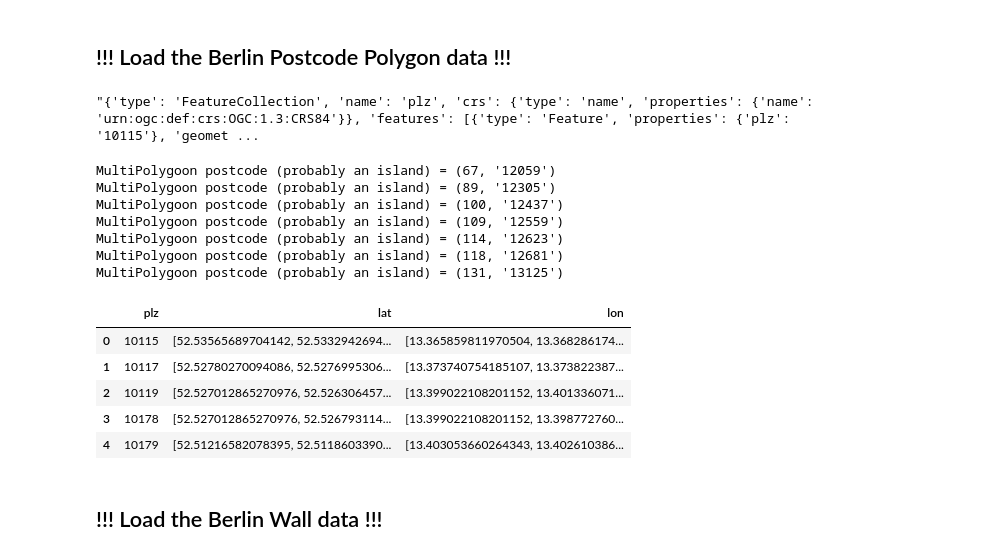
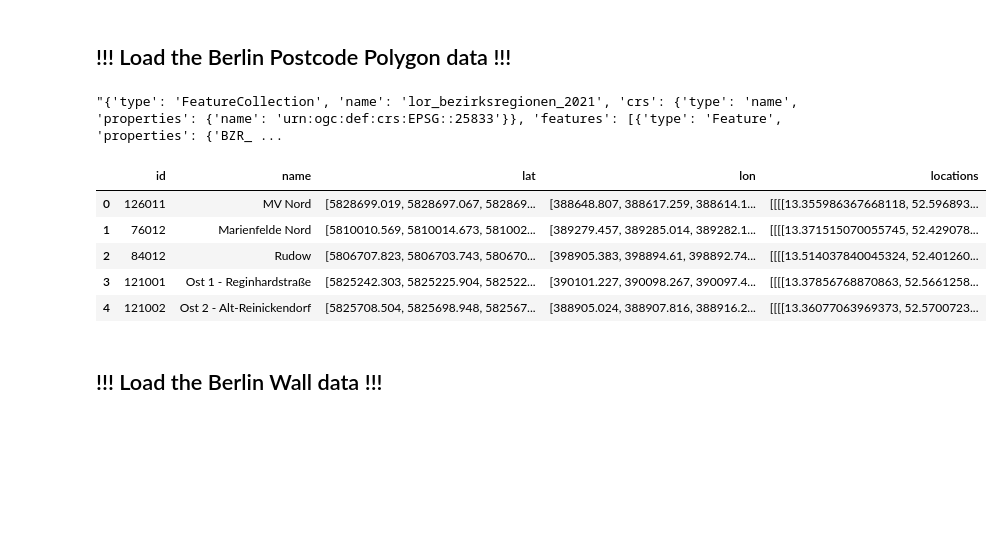
Before and after one commit to johann997/Berlin_Mauerweg, a Jupyter notebook: src/berlin-mauerweg/analysis.ipynb, the cells around one changed output. Cells and saved outputs as stored; diff of their text form; code cells hidden in the pictures; blank space fills up the shorter version.

```diff
--- a/src/berlin-mauerweg/analysis.ipynb
+++ b/src/berlin-mauerweg/analysis.ipynb
@@ -63,55 +52,59 @@ json_data = js_data[js_data.find('{'):]  # Get everything from the first '{'
 berlin_district_polygon_geojson = json.loads(json_data)
 
 # Extract coordinates from the GeoJSON
-str(berlin_district_polygon_geojson)[0:300]
+str(berlin_district_polygon_geojson)[0:800]
 # %% [output]
-"{'type': 'FeatureCollection', 'name': 'plz', 'crs': {'type': 'name', 'properties': {'name': 'urn:ogc:def:crs:OGC:1.3:CRS84'}}, 'features': [{'type': 'Feature', 'properties': {'plz': '10115'}, 'geomet ...
+"{'type': 'FeatureCollection', 'name': 'lor_bezirksregionen_2021', 'crs': {'type': 'name', 'properties': {'name': 'urn:ogc:def:crs:EPSG::25833'}}, 'features': [{'type': 'Feature', 'properties': {'BZR_ ...
+# %%
+project = pyproj.Transformer.from_crs("epsg:32633", "epsg:4326", always_xy=True)
+
+
+def convert_coords(geometry):
+
+    # Create a deep copy to avoid modifying the original data
+    new_coords = copy.deepcopy(geometry)
+    for i, polygon in enumerate(geometry):
+        for j, ring in enumerate(polygon):
+            new_coords[i][j] = [list(project.transform(x, y)) for x, y in ring]
+    return new_coords
 # %%
-df_polygon_postcode = pd.DataFrame(columns=['plz', 'lat', 'lon'])
+df_polygon_postcode = pd.DataFrame(columns=['id', 'name', 'lat', 'lon', 'locations'])
 df_rows = []
 
 lat1, lon1 = [], []
 
 for i, val in enumerate(berlin_district_polygon_geojson['features']):
 
     feature = berlin_district_polygon_geojson['features'][i]
 
-    postcode = feature['properties']['plz']
+    id = feature['properties']['BZR_ID']
+    name = feature['properties']['BZR_NAME']
     polygon_type = feature['geometry']['type']
 
-    if polygon_type == 'Polygon':
-        coordinates = np.array(feature['geometry']['coordinates'])
-        coordinates = np.squeeze(coordinates)
-        temp_lon, temp_lat = map(list, zip(*coordinates))
+    coordinates = np.array(feature['geometry']['coordinates'])
+    coordinates = np.squeeze(coordinates)
+    temp_lon, temp_lat = map(list, zip(*coordinates))
 
-        lat1 +=  temp_lat
-        lon1 += temp_lon
+    lat1 +=  temp_lat
+    lon1 += temp_lon
 
-        new_row = {'plz': postcode, 'lat':temp_lat, 'lon':temp_lon}
-        df_rows.append(new_row)
-    else:
-         print(f"MultiPolygoon postcode (probably an island) = {i, feature['properties']['plz']}")
+    locations = convert_coords([[feature['geometry']['coordinates'][0][0][::15]]])
 
+    new_row = {'id':int(id), 'name':name, 'lat':temp_lat, 'lon':temp_lon, 'locations':locations}
+    df_rows.append(new_row)
 
 
 df_polygon_postcode = pd.concat([df_polygon_postcode, pd.DataFrame(df_rows)], ignore_index=True)
 
 
 df_polygon_postcode.head()
 # %% [output]
-MultiPolygoon postcode (probably an island) = (67, '12059')
-MultiPolygoon postcode (probably an island) = (89, '12305')
-MultiPolygoon postcode (probably an island) = (100, '12437')
-MultiPolygoon postcode (probably an island) = (109, '12559')
-MultiPolygoon postcode (probably an island) = (114, '12623')
-MultiPolygoon postcode (probably an island) = (118, '12681')
-MultiPolygoon postcode (probably an island) = (131, '13125')
-|  | plz | lat | lon |
-| 0 | 10115 | [52.53565689704142, 52.5332942694... | [13.365859811970504, 13.368286174... |
-| 1 | 10117 | [52.52780270094086, 52.5276995306... | [13.373740754185107, 13.373822387... |
-| 2 | 10119 | [52.527012865270976, 52.526306457... | [13.399022108201152, 13.401336071... |
-| 3 | 10178 | [52.527012865270976, 52.526793114... | [13.399022108201152, 13.398772760... |
-| 4 | 10179 | [52.51216582078395, 52.5118603390... | [13.403053660264343, 13.402610386... |
+|  | id | name | lat | lon | locations |
+| 0 | 126011 | MV Nord | [5828699.019, 5828697.067, 582869... | [388648.807, 388617.259, 388614.1... | [[[[13.355986367668118, 52.596893... |
+| 1 | 76012 | Marienfelde Nord | [5810010.569, 5810014.673, 581002... | [389279.457, 389285.014, 389282.1... | [[[[13.371515070055745, 52.429078... |
+| 2 | 84012 | Rudow | [5806707.823, 5806703.743, 580670... | [398905.383, 398894.61, 398892.74... | [[[[13.514037840045324, 52.401260... |
+| 3 | 121001 | Ost 1 - Reginhardstraße | [5825242.303, 5825225.904, 582522... | [390101.227, 390098.267, 390097.4... | [[[[13.37856768870863, 52.5661258... |
+| 4 | 121002 | Ost 2 - Alt-Reinickendorf | [5825708.504, 5825698.948, 582567... | [388905.024, 388907.816, 388916.2... | [[[[13.36077063969373, 52.5700723... |
 # %% [markdown]
 ## !!! Load the Berlin Wall data !!!
 # %%
```
Also changed, not shown: parts of 12 cells of this notebook.
